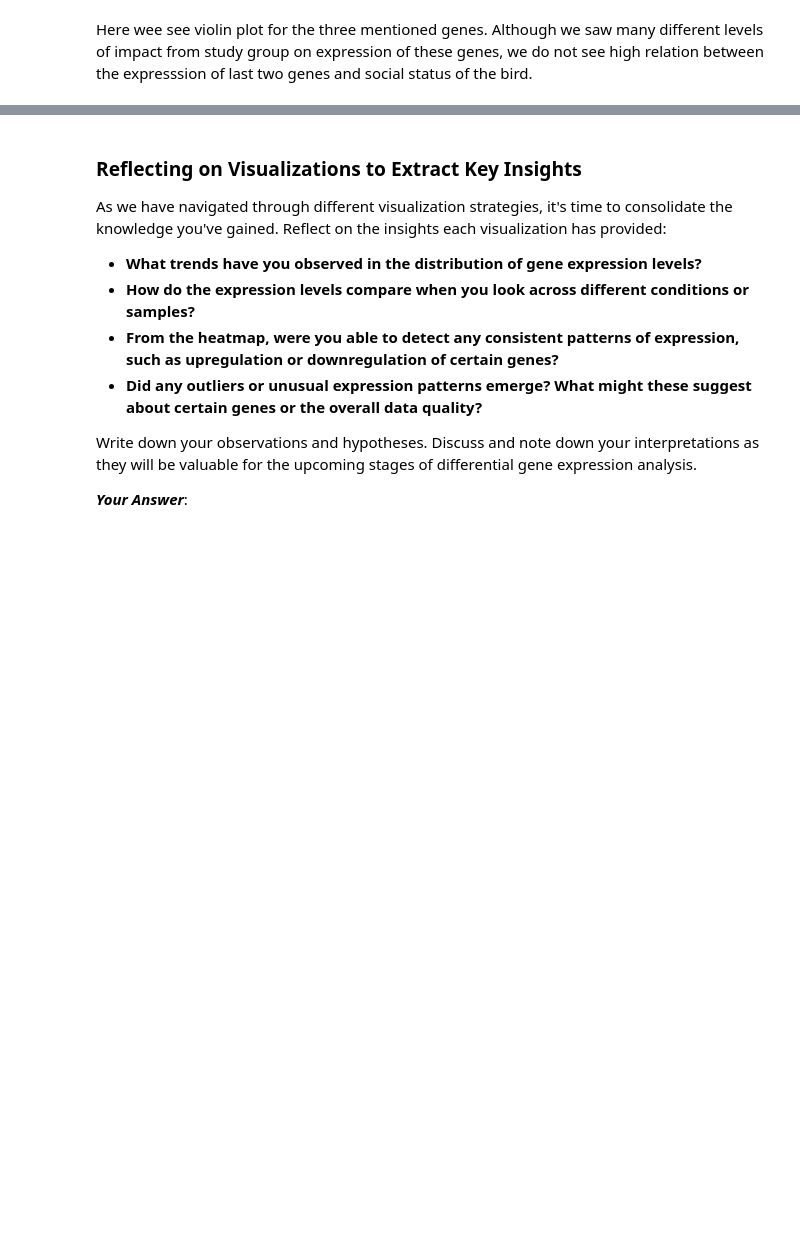
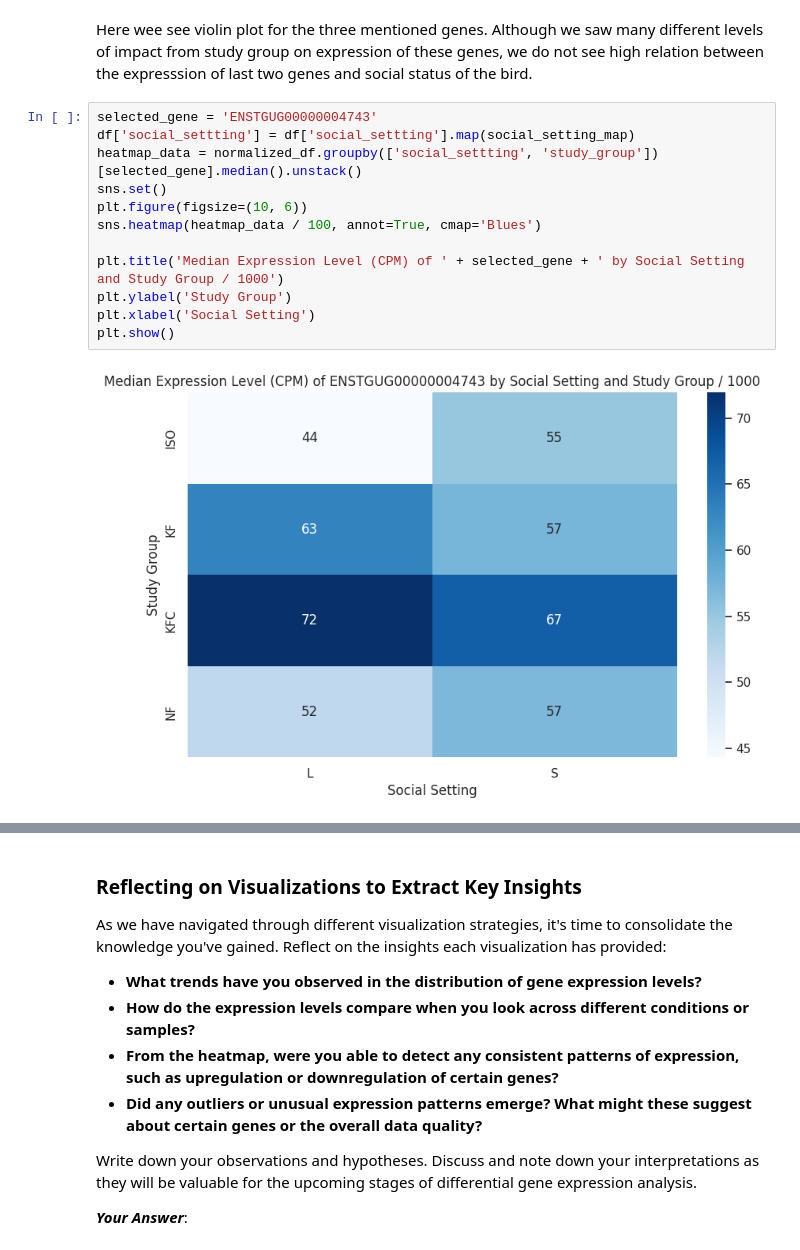
Before and after one commit to taranehkhosrojerdi/Intro-to-Bioinformatics-course-project, a Jupyter notebook: Neural and Immunological Responses of Zebra Finches/Songbird-Study.ipynb, the cells around one changed output, grey strips where cells are left out. Drawn from its saved outputs; the diff is of its cells as text; blank space fills up the shorter version.

```diff
--- a/Neural and Immunological Responses of Zebra Finches/Songbird-Study.ipynb
+++ b/Neural and Immunological Responses of Zebra Finches/Songbird-Study.ipynb
@@ -505,2 +524,16 @@ plt.show()
 # %% [markdown]
 Here wee see violin plot for the three mentioned genes. Although we saw many different levels of impact from study group on expression of these genes, we do not see high relation between the expresssion of last two genes and social status of the bird.
+# %%
+selected_gene = 'ENSTGUG00000004743'
+df['social_settting'] = df['social_settting'].map(social_setting_map)
+heatmap_data = normalized_df.groupby(['social_settting', 'study_group'])[selected_gene].median().unstack()
+sns.set()
+plt.figure(figsize=(10, 6))
+sns.heatmap(heatmap_data / 100, annot=True, cmap='Blues')
+
+plt.title('Median Expression Level (CPM) of ' + selected_gene + ' by Social Setting and Study Group / 1000')
+plt.ylabel('Study Group')
+plt.xlabel('Social Setting')
+plt.show()
+# %% [output]
+[figure, added]
```
Also changed, not shown: parts of 40 cells of this notebook.
